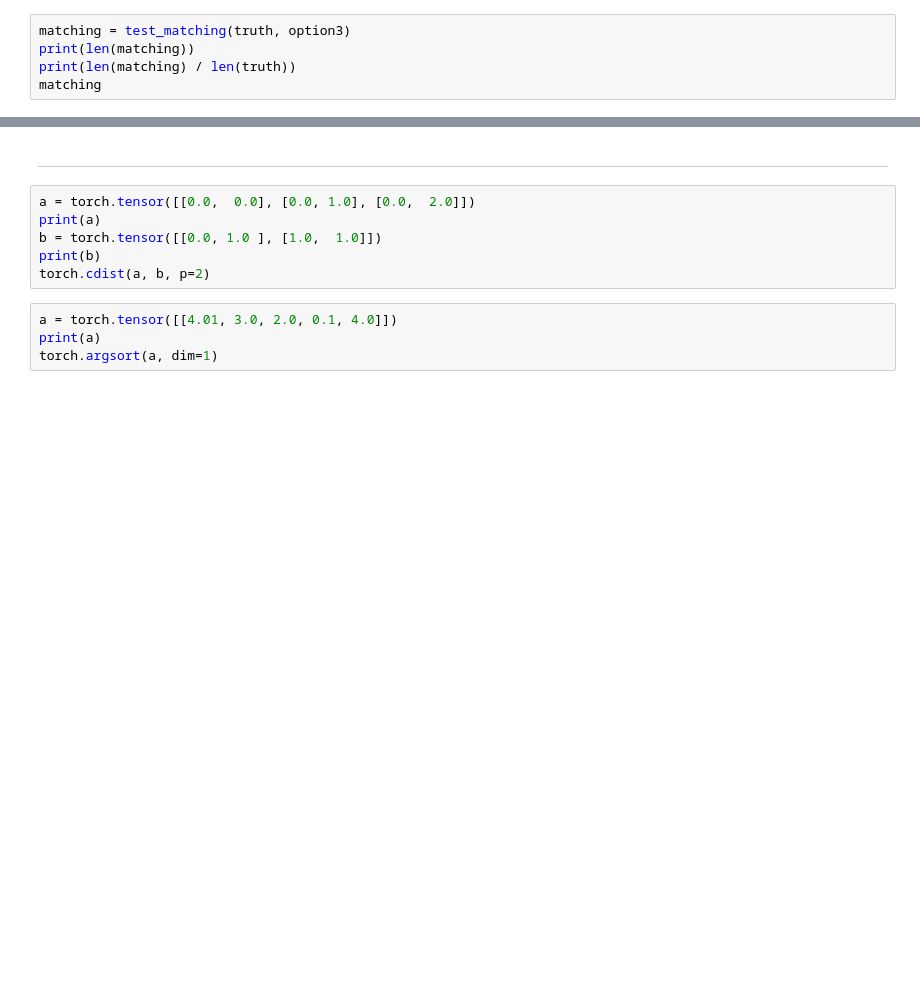
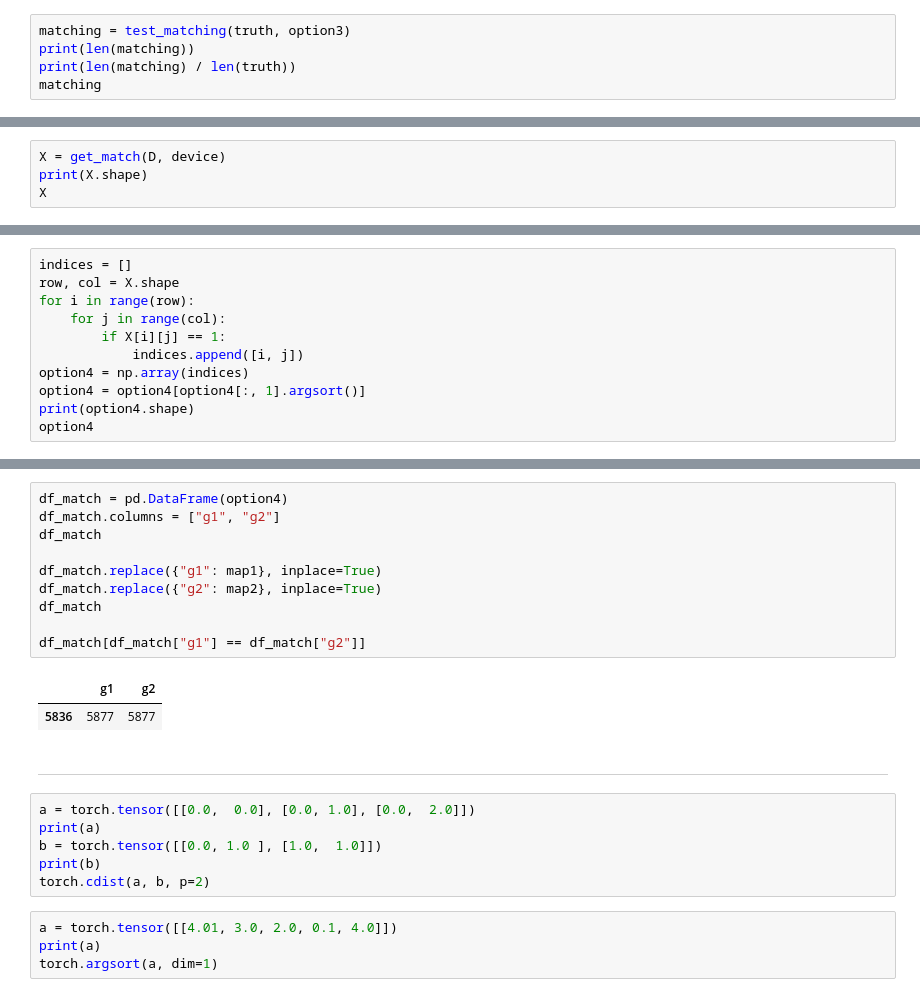
Before and after one commit to win7/Test_Graph_MatchingAlignment, a Jupyter notebook: Network-Alignment-with-Transferable-Graph-Autoencoders/test_subgraph_MS.ipynb, the cells around one changed output, grey strips where cells are left out. Drawn from its saved outputs; the diff is of its cells as text; blank space fills up the shorter version.

Commit message:
get_match with MS dataset

```diff
--- a/Network-Alignment-with-Transferable-Graph-Autoencoders/test_subgraph_MS.ipynb
+++ b/Network-Alignment-with-Transferable-Graph-Autoencoders/test_subgraph_MS.ipynb
@@ -634,0 +624,4 @@ df_match[df_match["g1"] == df_match["g2"]]
+# %%
+X = get_match(D, device)
+print(X.shape)
+X
@@ -634,0 +636,11 @@ df_match[df_match["g1"] == df_match["g2"]]
+# %%
+indices = []
+row, col = X.shape
+for i in range(row):
+    for j in range(col):
+        if X[i][j] == 1:
+            indices.append([i, j])
+option4 = np.array(indices)
+option4 = option4[option4[:, 1].argsort()]
+print(option4.shape)
+option4
@@ -635,3 +656,16 @@ df_match[df_match["g1"] == df_match["g2"]]
+# %%
+df_match = pd.DataFrame(option4)
+df_match.columns = ["g1", "g2"]
+df_match
+
+df_match.replace({"g1": map1}, inplace=True)
+df_match.replace({"g2": map2}, inplace=True)
+df_match
+
+df_match[df_match["g1"] == df_match["g2"]]
+# %% [output]
+|  | g1 | g2 |
+| 5836 | 5877 | 5877 |
 # %% [markdown]
 ---
 # %%
```
Also changed, not shown: parts of 20 cells of this notebook, 26 other files.
